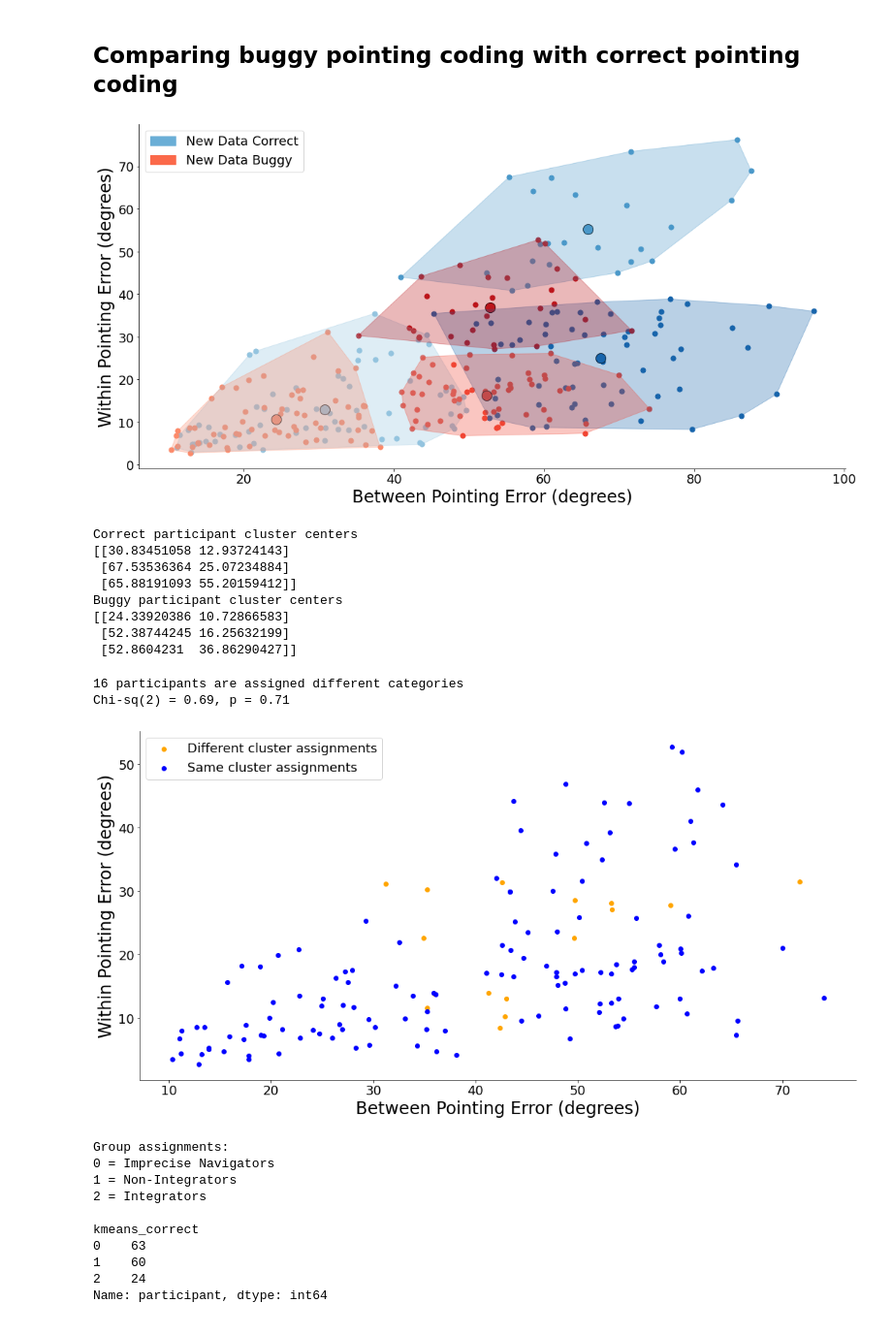
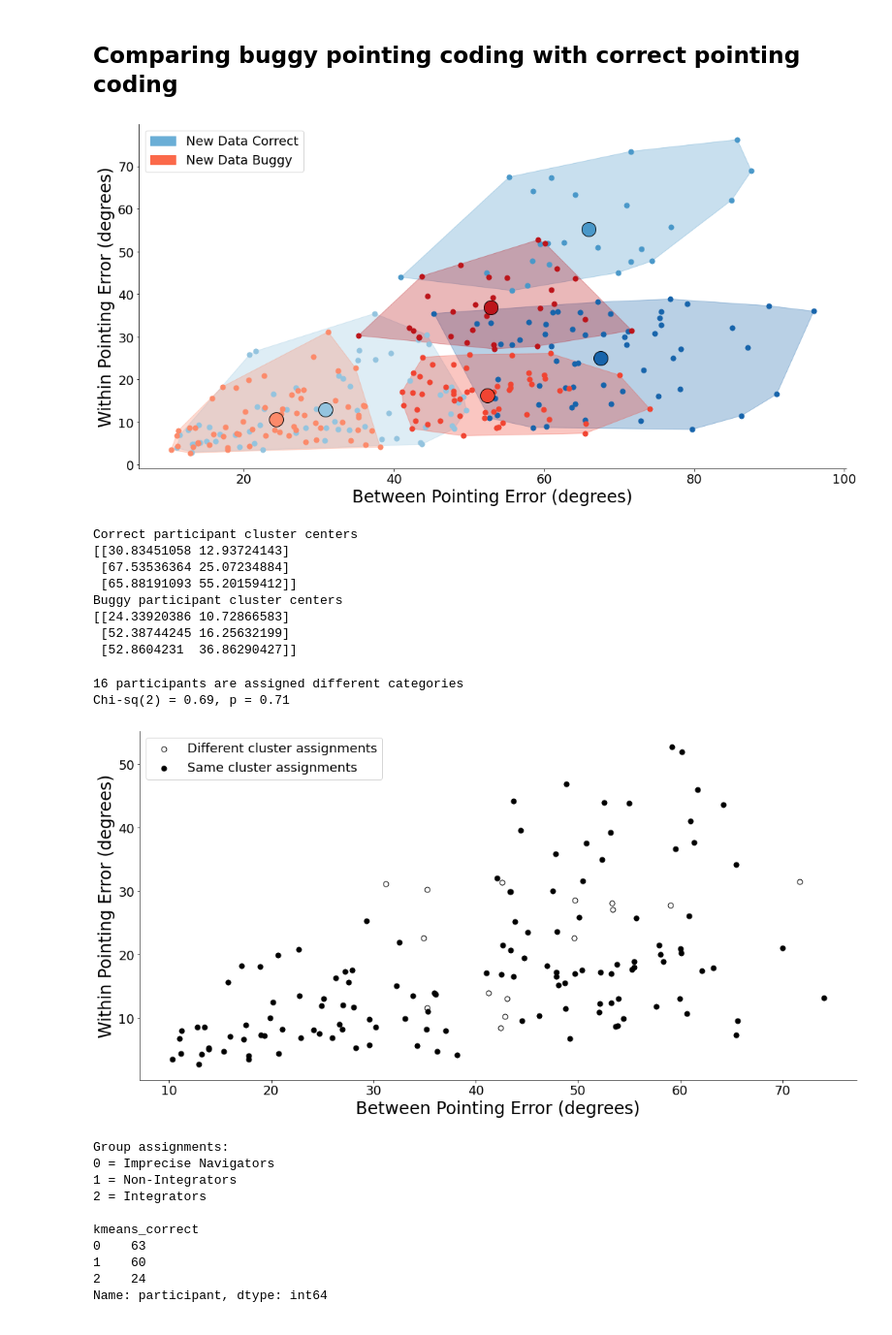
Before and after one commit to smweis/silcton_2.0, a Jupyter notebook: notebook/Silcton_2.0.ipynb, the cells around one changed output. Shown at 97% size. Drawn from its saved outputs; the diff is of its cells as text; code cells hidden in the pictures.

```diff
--- a/notebook/Silcton_2.0.ipynb
+++ b/notebook/Silcton_2.0.ipynb
@@ -597,9 +599,10 @@ def kMeansSilcton(df,ax=[],cmap=plt.cm.Reds,between='bad_pointing_coding_between
         # Select one cluster
         x = X[y_kmeans==i]
 
-        # Plot the cluster then cluster centers
-        ax.scatter(x.iloc[:, 0], x.iloc[:, 1], color=cmap(norm(color_i[i])), s=50)
-        ax.scatter(centers[i, 0], centers[i, 1], color=cmap(norm(color_i[i])), s=200,edgecolor='black')
+        # Plot the cluster
+        ax.scatter(x.iloc[:, 0], x.iloc[:, 1], color=cmap(norm(color_i[i])), s=50,zorder=2)
+        # Plot cluster centers (on top)
+        ax.scatter(centers[i, 0], centers[i, 1], color=cmap(norm(color_i[i])), s=400,edgecolor='black',zorder=3)
 
         points = x.values
         # get convex hull
@@ -612,7 +615,9 @@ def kMeansSilcton(df,ax=[],cmap=plt.cm.Reds,between='bad_pointing_coding_between
                            points[hull.vertices,1][0])
 
         if overlay:
-            plt.fill(x_hull, y_hull, alpha=0.3, color=cmap(norm(color_i[i])))
+            plt.fill(x_hull, y_hull, alpha=0.3, color=cmap(norm(color_i[i])),zorder=1)
+
+
 
     plt.xlabel('Between Pointing Error (degrees)')
     plt.ylabel('Within Pointing Error (degrees)')
@@ -781,7 +786,7 @@ print(kmeans_correct.cluster_centers_)
 print('Buggy participant cluster centers')
 print(kmeans_buggy.cluster_centers_)
 # %% [output]
-[figure, old version]
+[figure, new version]
 Correct participant cluster centers
 [[30.83451058 12.93724143]
  [67.53536364 25.07234884]
@@ -796,36 +801,38 @@ new['kmeans_correct'] = kmeans_correct.labels_
 new['kmeans_buggy'] = kmeans_buggy.labels_
 
 print(f'{len(np.where(kmeans_correct.labels_ != kmeans_buggy.labels_)[0])} participants are assigned different categories')
 
 # See if the allocation of group membership changed
 chi_test = stats.chi2_contingency([new.groupby(['kmeans_buggy'])['participant'].count(), new.groupby(['kmeans_correct'])['participant'].count()])
 print(f'Chi-sq(2) = {chi_test[0]:.2f}, p = {chi_test[1]:.2f}')
 
 
 # Plot the different subjects.
 diff = np.where(kmeans_correct.labels_ != kmeans_buggy.labels_)
 same = np.where(kmeans_correct.labels_ == kmeans_buggy.labels_)
 
 fig,ax = plt.subplots(figsize=(18,9))
 
+
+
 ax.scatter(new.iloc[diff]['bad_pointing_coding_between'],new.iloc[diff]['bad_pointing_coding_within'],
-           color='orange',label='Different cluster assignments')
+           color='white',edgecolors='black',label='Different cluster assignments',s=50)
 ax.scatter(new.iloc[same]['bad_pointing_coding_between'],new.iloc[same]['bad_pointing_coding_within'],
-           color='blue',label='Same cluster assignments')
+           color='black',label='Same cluster assignments',s=50)
 
 plt.legend()
 
 plt.xlabel('Between Pointing Error (degrees)')
 plt.ylabel('Within Pointing Error (degrees)')
 
 
 if savefig:
     plt.savefig(os.path.join(figDir,'change_in_cluster_assignments.png'))
 plt.show()
 # %% [output]
 16 participants are assigned different categories
 Chi-sq(2) = 0.69, p = 0.71
-[figure, old version]
+[figure, new version]
 # %%
 print('Group assignments: \n0 = Imprecise Navigators\n1 = Non-Integrators\n2 = Integrators\n')
 
```
Also changed, not shown: parts of 12 cells of this notebook, 38 other files.
